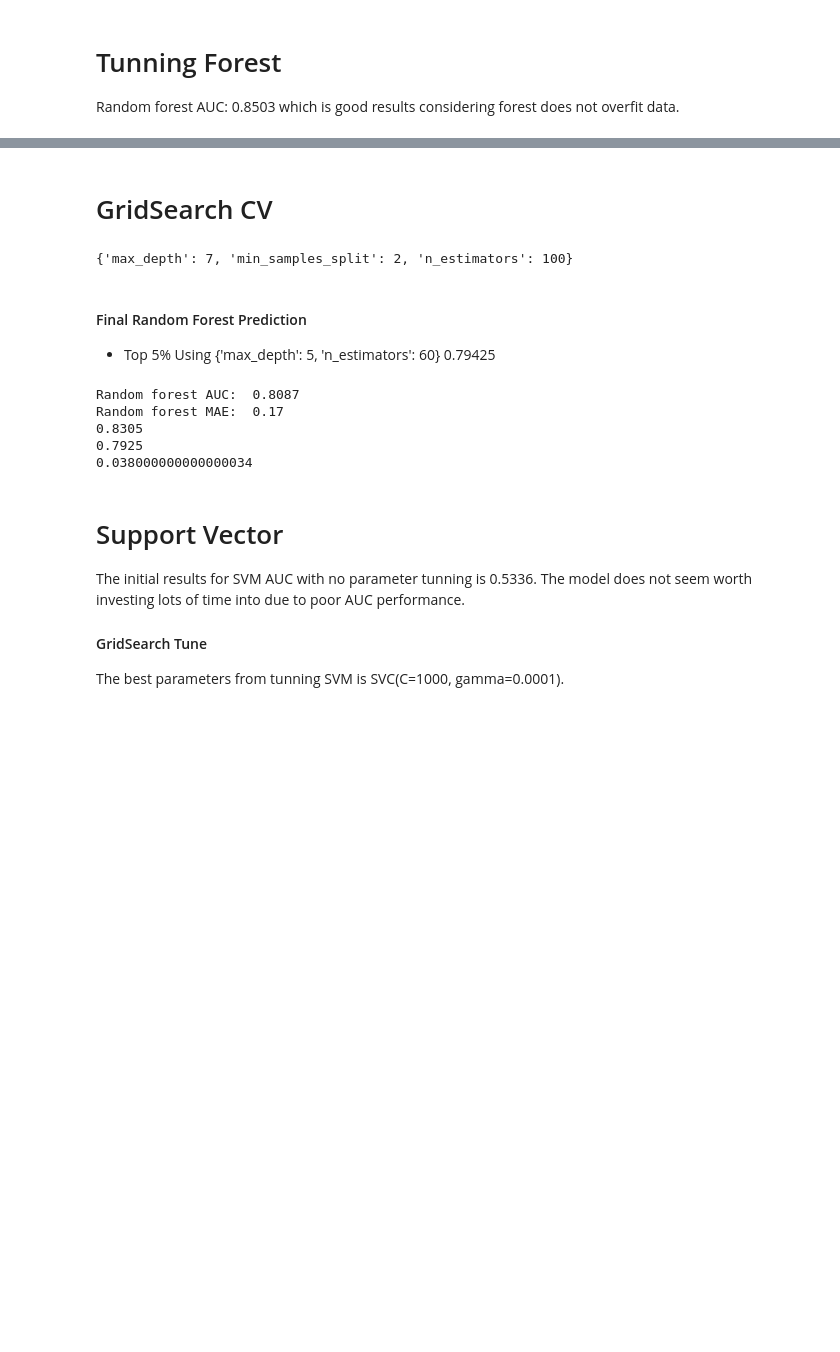
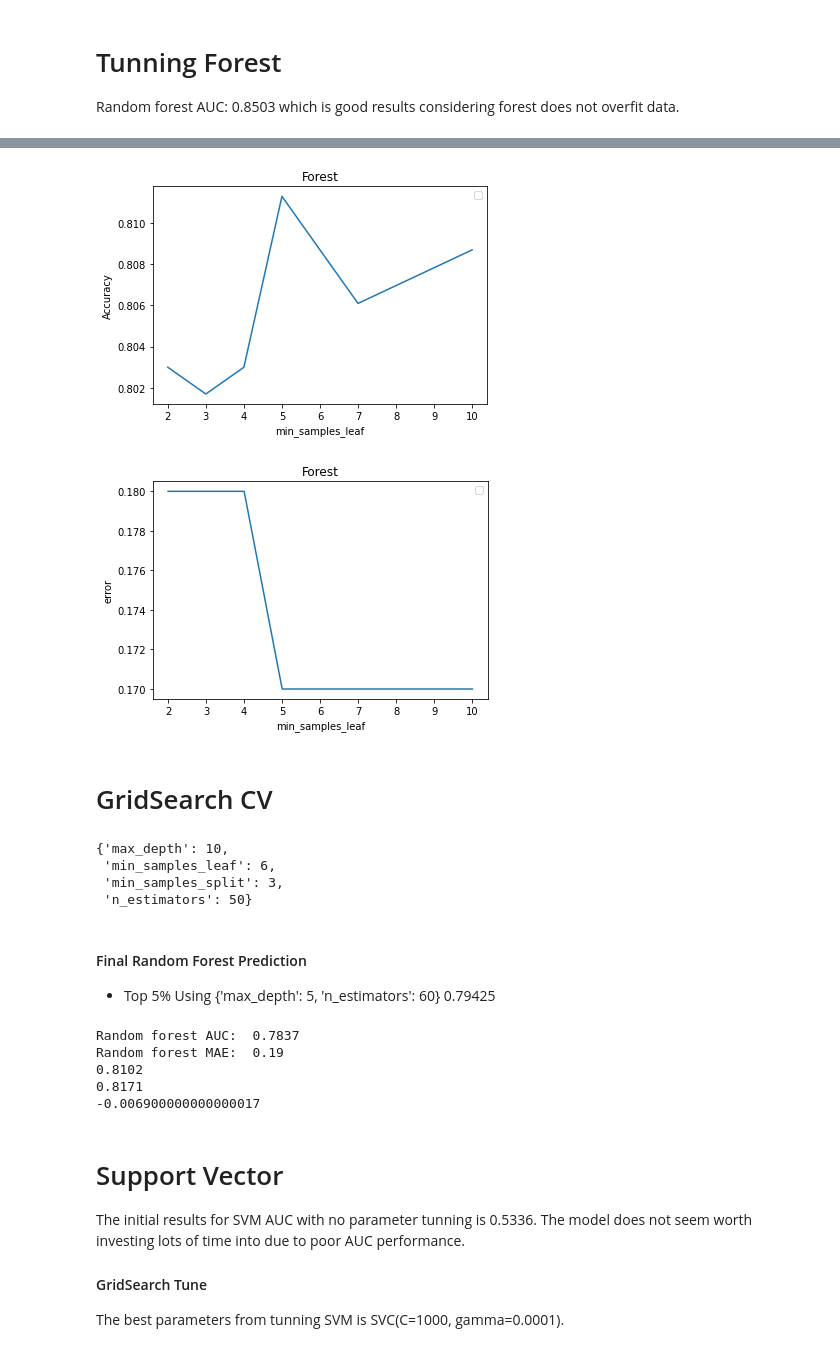
Before and after one commit to ScottySchmidt/MachineLearning, a Jupyter notebook: forestTop5%.ipynb, the cells around one changed output, grey strips where cells are left out. Cells and saved outputs as stored; diff of their text form; code cells hidden in the pictures; blank space fills up the shorter version.

```diff
--- a/forestTop5%.ipynb
+++ b/forestTop5%.ipynb
@@ -284,3 +282,38 @@ forestSplit()
+# %%
+def forestLeaf():
+    numbers=[2, 3, 4, 5, 7, 10]
+    accList=[] #accuracy train data
+    maeList=[] #error
+
+    for n in numbers:
+        forest = RandomForestClassifier(min_samples_split=n)
+        forest.fit(X_train, y_train)
+        y_pred = forest.predict(X_test)
+        mae=metrics.mean_absolute_error(y_test, y_pred).round(2)
+        forest_auc = round( metrics.roc_auc_score(y_test, y_pred), 4 )
+        #print("Random forest AUC: ", forest_auc)
+
+        accList.append(forest_auc)
+        maeList.append(mae)
+
+    plt.plot(numbers,accList)
+    plt.title("Forest")
+    plt.xlabel('min_samples_leaf')
+    plt.ylabel('Accuracy')
+    plt.legend()
+    plt.show()
+
+    plt.plot(numbers, maeList)
+    plt.title("Forest")
+    plt.xlabel("min_samples_leaf")
+    plt.ylabel('error')
+    plt.legend()
+    plt.show()
+
+forestLeaf()
+# %% [output]
+[figure, added]
+[figure, added]
 # %% [markdown]
 # GridSearch CV
 # %%
@@ -288,26 +321,31 @@ from sklearn.model_selection import cross_val_score
 from sklearn.model_selection import GridSearchCV
 
 params = {
-    'n_estimators':[20, 30, 40, 50, 60, 100],
-    'max_depth':[5, 6, 7, 8],
-    'min_samples_split':[2],
+    'n_estimators':[20, 50, 60, 100],
+    'max_depth':[5, 6, 10],
+    'min_samples_split':[3, 10],
+    'min_samples_leaf':[4, 6]
     #'max_features':['auto', 'sqrt', 'log2'],
     #'criterion':['gini', 'entropy'],
 }
 
-forestGrid=GridSearchCV(estimator=RandomForestClassifier(), param_grid=params, cv=10, scoring='accuracy')
+forestGrid=GridSearchCV(estimator=RandomForestClassifier(), param_grid=params, cv=5, scoring='accuracy')
 forestGrid.fit(X_train, y_train)
 forestGrid.best_params_
 # %% [output]
-{'max_depth': 7, 'min_samples_split': 2, 'n_estimators': 100}
+{'max_depth': 10,
+ 'min_samples_leaf': 6,
+ 'min_samples_split': 3,
+ 'n_estimators': 50}
 # %% [markdown]
 #### Final Random Forest Prediction
 * Top 5% Using {'max_depth': 5, 'n_estimators': 60} 0.79425
 # %%
 forestFinal = RandomForestClassifier(
-   n_estimators=30,
-   max_depth=5,
-   min_samples_split=2,
+   n_estimators=50,
+   max_depth=10,
+   min_samples_split=10,
+    min_samples_leaf=6
    #criterion='entropy',
    # max_features='auto',
 )
@@ -329,11 +367,11 @@ print(forestScore)
 print(forestCV)
 print(forestScore-forestCV)
 # %% [output]
-Random forest AUC:  0.8087
-Random forest MAE:  0.17
-0.8305
-0.7925
-0.038000000000000034
+Random forest AUC:  0.7837
+Random forest MAE:  0.19
+0.8102
+0.8171
+-0.006900000000000017
 # %% [markdown]
 # Support Vector
 The initial results for SVM AUC with no parameter tunning is 0.5336.  The model does not seem worth investing lots of time into due to poor AUC performance.
```
Also changed, not shown: parts of 6 cells of this notebook.
